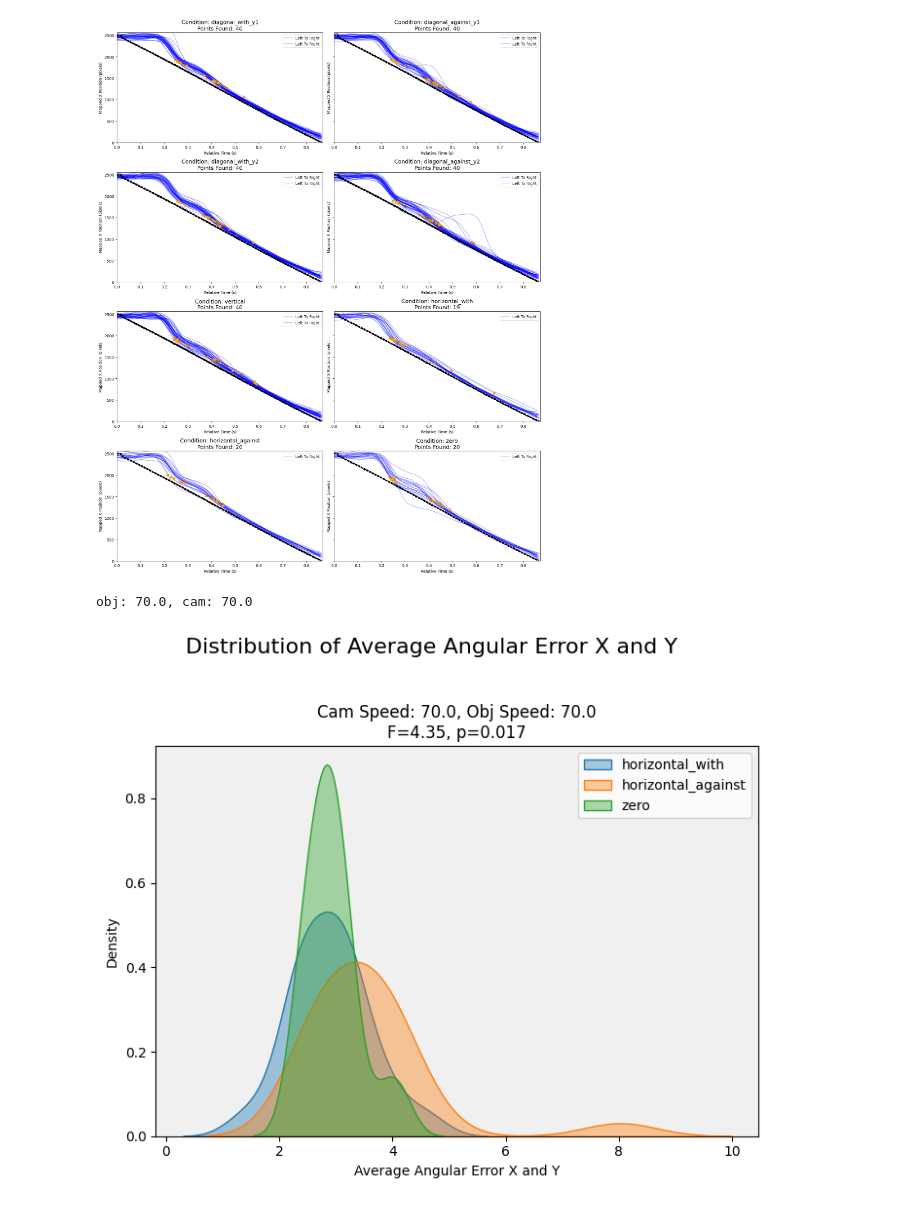
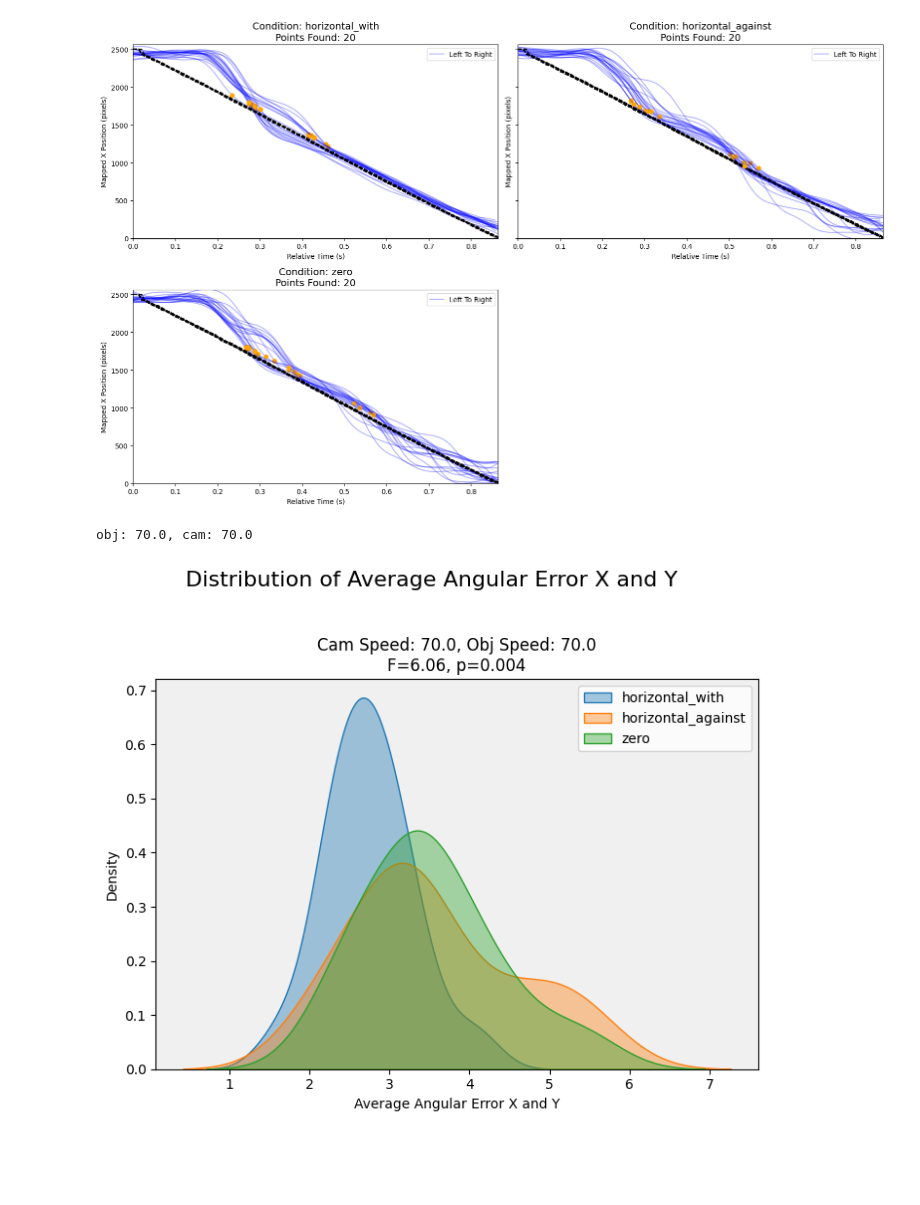
Before and after one commit to jennakangg/motiontrackingdatavis, a Jupyter notebook: FilteringDegErrorProcessing.ipynb, the cells around one changed output. Drawn from its saved outputs; the diff is of its cells as text; code cells hidden in the pictures; blank space fills up the shorter version.

Commit message:
Pursuit segment trials

```diff
--- a/FilteringDegErrorProcessing.ipynb
+++ b/FilteringDegErrorProcessing.ipynb
@@ -9,8 +9,8 @@ def vel_filter(ang_vel_all):
     # b, a = scipy.signal.butter(N=5, Wn=33, fs=200, btype='lowpass', analog=False)
     return scipy.signal.filtfilt(b, a, ang_vel_all)
 
-data = pd.read_csv('GazeDataPilot\gaze_data_all_trials_y_pilot_no_ramp_jenna_2.csv', sep=',')
-trial_details_df = pd.read_csv("generated_trials_ids_y_pilot_no_ramp.csv")
+data = pd.read_csv('GazeDataNoRamp/gaze_data_all_trials_y_pilot_no_ramp_horiz_monde.csv', sep=',')
+trial_details_df = pd.read_csv("generated_trials_ids_y_pilot_no_ramp_horiz.csv")
 # %%
 import numpy as np
 import matplotlib.pyplot as plt
@@ -236,35 +238,35 @@ def plot_condition_speed_pairs_with_threshold(
                                     color='orange',
                                 )
 
         # Add the counts to the subplot title
         ax.set_title(
             f"Condition: {condition}\nPoints Found: {points_found}",
             fontsize=14,
         )
         ax.set_xlabel("Relative Time (s)")
         ax.set_ylabel("Mapped X Position (pixels)")
         ax.set_xlim(0, df['RelativeTime'].max())
         ax.set_ylim(-0, screen_width)
         ax.legend()
 
     # Hide unused subplots
     for idx in range(len(valid_conditions), len(axes)):
         axes[idx].axis('off')
 
     # Adjust layout and show the plot
     plt.tight_layout()
     plt.show()
 
 
 # Preprocess data to find points within angular threshold
-angular_threshold = 3.0  # Degrees
+angular_threshold = 2.0  # Degrees
 time_passed_seconds = 0.15
 data = find_first_within_angular_threshold(data, angular_threshold, time_passed_seconds)
 
 # Plot pairs with markers for the first point within threshold
 plot_condition_speed_pairs_with_threshold(data, pair_conditions, trial_details_df, angular_threshold, time_passed_seconds, alpha=0.3)
 # %% [output]
-[figure, old version]
+[figure, new version]
 # %%
 import pandas as pd
 import numpy as np
@@ -414,7 +416,7 @@ object_motion_types = ['left_to_right']  # Specify the object motion types to fi
 analyze_combinations(data, time_ranges, camera_motion_types_to_compare, camera_speeds, object_speeds, object_motion_types, "Y")
 # %% [output]
 obj: 70.0, cam: 70.0
-[figure, old version]
+[figure, new version]
 # %%
 import pandas as pd
 import numpy as np
```
Also changed, not shown: parts of 2 cells of this notebook, 29 other files.
